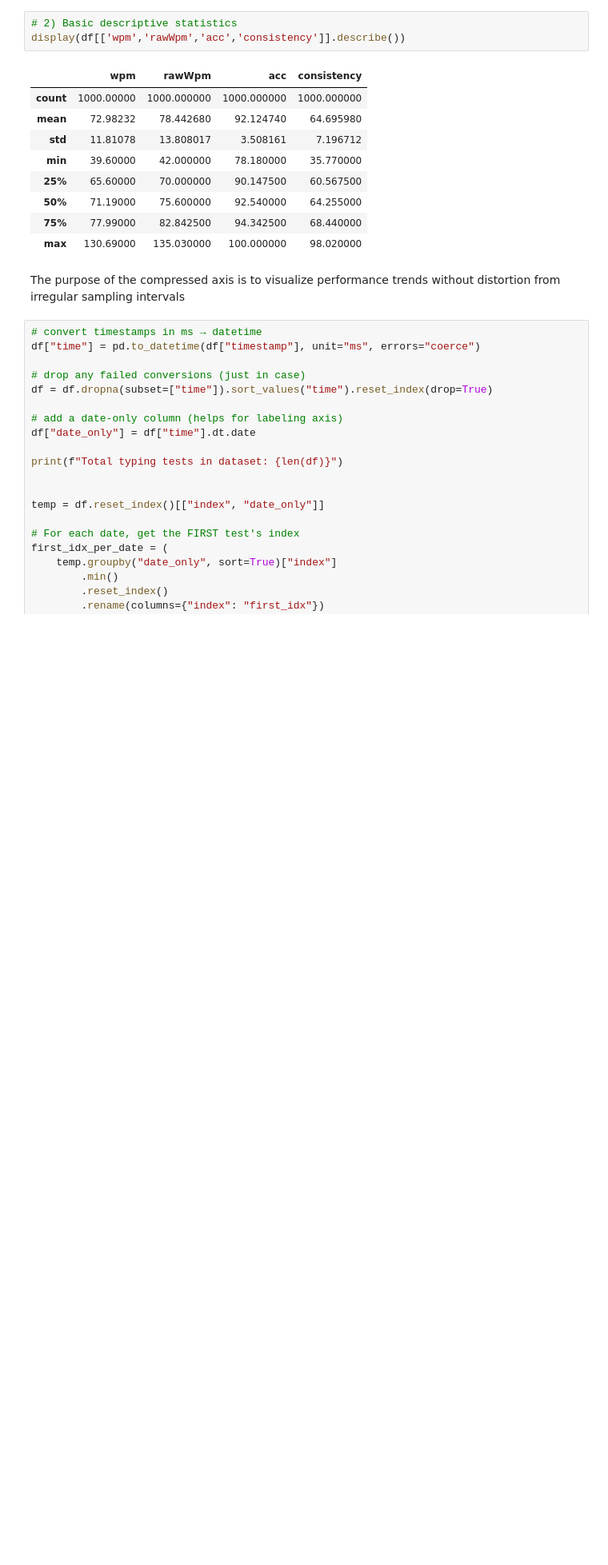
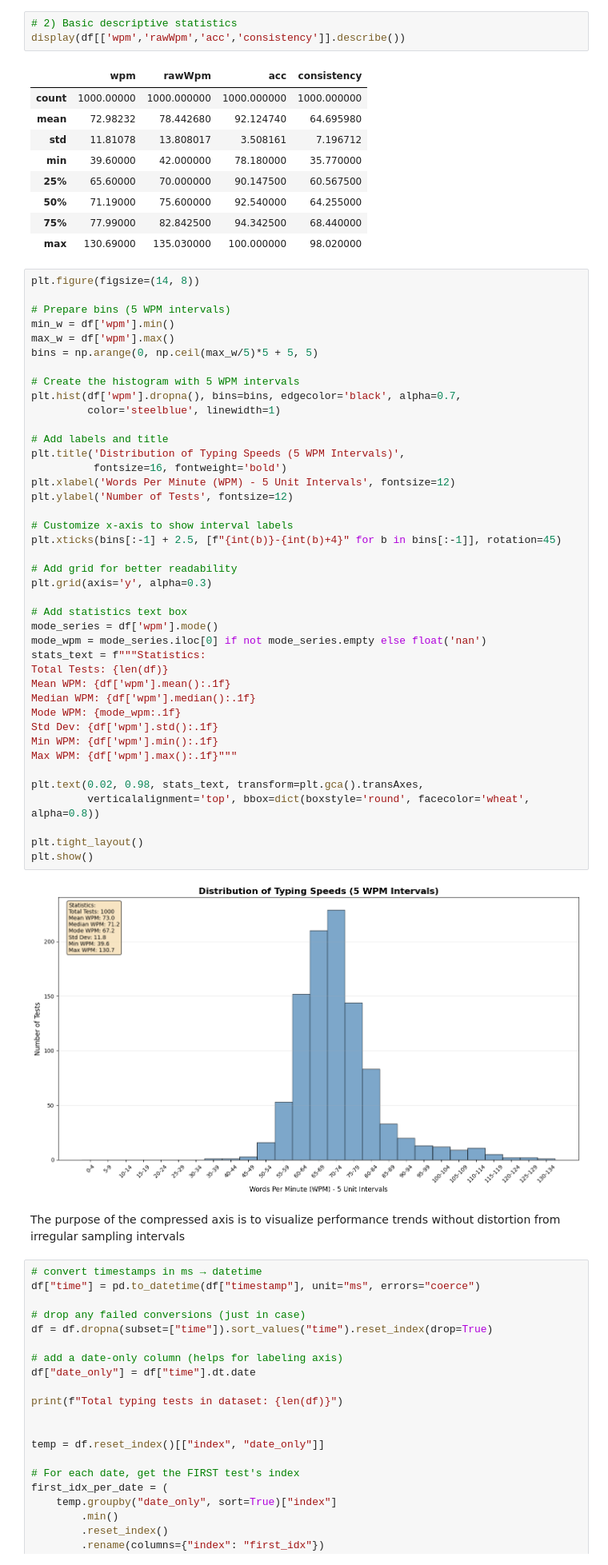
Before and after one commit to Riya-dudeja/MCA308_Assignments, a Jupyter notebook: typing_dashboard.ipynb, the cells around one changed output. Shown at 80% size. Cells and saved outputs as stored; diff of their text form; blank space fills up the shorter version.

```diff
--- a/typing_dashboard.ipynb
+++ b/typing_dashboard.ipynb
@@ -49,6 +48,49 @@ display(df[['wpm','rawWpm','acc','consistency']].describe())
 | 50% | 71.19000 | 75.600000 | 92.540000 | 64.255000 |
 | 75% | 77.99000 | 82.842500 | 94.342500 | 68.440000 |
 | max | 130.69000 | 135.030000 | 100.000000 | 98.020000 |
+# %%
+plt.figure(figsize=(14, 8))
+
+# Prepare bins (5 WPM intervals)
+min_w = df['wpm'].min()
+max_w = df['wpm'].max()
+bins = np.arange(0, np.ceil(max_w/5)*5 + 5, 5)
+
+# Create the histogram with 5 WPM intervals
+plt.hist(df['wpm'].dropna(), bins=bins, edgecolor='black', alpha=0.7,
+         color='steelblue', linewidth=1)
+
+# Add labels and title
+plt.title('Distribution of Typing Speeds (5 WPM Intervals)',
+          fontsize=16, fontweight='bold')
+plt.xlabel('Words Per Minute (WPM) - 5 Unit Intervals', fontsize=12)
+plt.ylabel('Number of Tests', fontsize=12)
+
+# Customize x-axis to show interval labels
+plt.xticks(bins[:-1] + 2.5, [f"{int(b)}-{int(b)+4}" for b in bins[:-1]], rotation=45)
+
+# Add grid for better readability
+plt.grid(axis='y', alpha=0.3)
+
+# Add statistics text box
+mode_series = df['wpm'].mode()
+mode_wpm = mode_series.iloc[0] if not mode_series.empty else float('nan')
+stats_text = f"""Statistics:
+Total Tests: {len(df)}
+Mean WPM: {df['wpm'].mean():.1f}
+Median WPM: {df['wpm'].median():.1f}
+Mode WPM: {mode_wpm:.1f}
+Std Dev: {df['wpm'].std():.1f}
+Min WPM: {df['wpm'].min():.1f}
+Max WPM: {df['wpm'].max():.1f}"""
+
+plt.text(0.02, 0.98, stats_text, transform=plt.gca().transAxes,
+         verticalalignment='top', bbox=dict(boxstyle='round', facecolor='wheat', alpha=0.8))
+
+plt.tight_layout()
+plt.show()
+# %% [output]
+[figure, added]
 # %% [markdown]
 The purpose of the compressed axis is to visualize performance trends without distortion from irregular sampling intervals
 # %%
```
Also changed, not shown: parts of 1 cell of this notebook, 1 other file.
